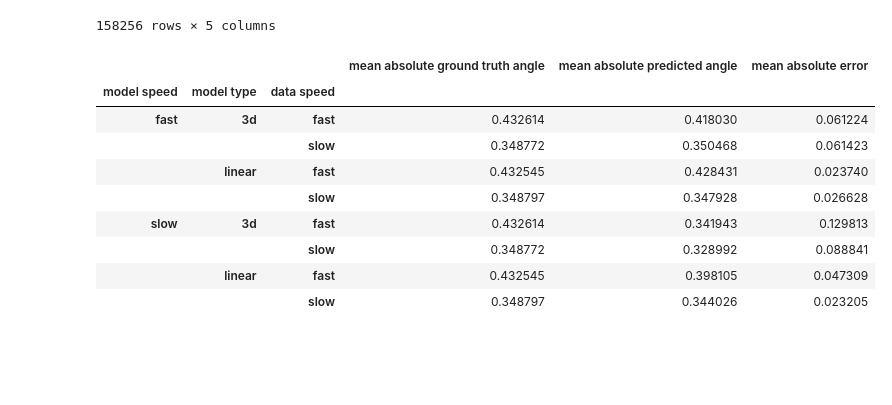
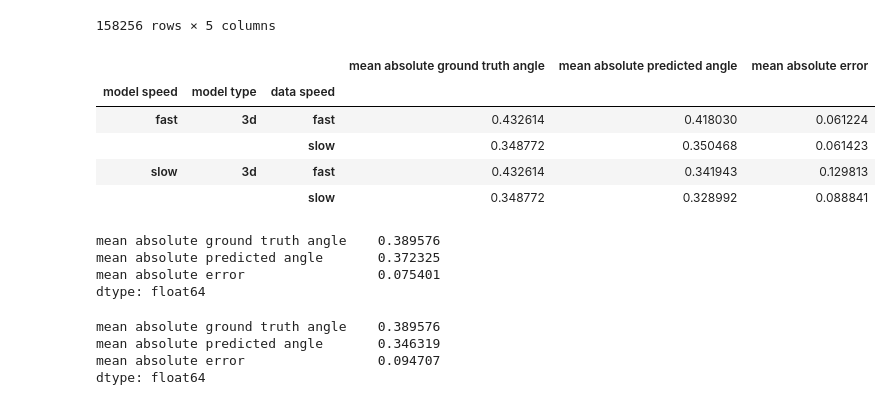
Before and after one commit to kristjanr/dat-sci-master-thesis, a Jupyter notebook: GetMae.ipynb, the cells around one changed output. Cells and saved outputs as stored; diff of their text form; code cells hidden in the pictures; blank space fills up the shorter version.

```diff
--- a/GetMae.ipynb
+++ b/GetMae.ipynb
@@ -63,21 +63,35 @@ df
 | 158254 | slow | linear | slow | 0.115749 | 0.068338 |
 | 158255 | slow | linear | slow | 0.121716 | 0.067460 |
 158256 rows × 5 columns
+# %%
+import pandas as pd
+
+df = pd.read_csv('gt_and_preds.csv.gz', index_col=0)
 # %%
 df['mean absolute ground truth angle'] = abs(df.ground_truth_angle)
 df['mean absolute predicted angle'] = abs(df.predicted_angle)
 df['mean absolute error'] = abs(df.predicted_angle - df.ground_truth_angle)
 df = df.drop(columns=['ground_truth_angle', 'predicted_angle'])
 # %%
-df.groupby(['model speed', 'model type', 'data speed']).mean()
+df[df['model type']=='3d'].groupby(['model speed', 'model type', 'data speed']).mean()
 # %% [output]
 |  |  |  | mean absolute ground truth angle | mean absolute predicted angle | mean absolute error |
 | model speed | model type | data speed |  |  |  |
 | fast | 3d | fast | 0.432614 | 0.418030 | 0.061224 |
 |  |  | slow | 0.348772 | 0.350468 | 0.061423 |
-|  | linear | fast | 0.432545 | 0.428431 | 0.023740 |
-|  |  | slow | 0.348797 | 0.347928 | 0.026628 |
 | slow | 3d | fast | 0.432614 | 0.341943 | 0.129813 |
 |  |  | slow | 0.348772 | 0.328992 | 0.088841 |
-|  | linear | fast | 0.432545 | 0.398105 | 0.047309 |
-|  |  | slow | 0.348797 | 0.344026 | 0.023205 |
+# %%
+df[df['model type']=='3d'][df['model speed'] == df['data speed']].mean()
+# %% [output]
+mean absolute ground truth angle    0.389576
+mean absolute predicted angle       0.372325
+mean absolute error                 0.075401
+dtype: float64
+# %%
+df[df['model type']=='3d'][df['model speed'] != df['data speed']].mean()
+# %% [output]
+mean absolute ground truth angle    0.389576
+mean absolute predicted angle       0.346319
+mean absolute error                 0.094707
+dtype: float64
```
Also changed, not shown: parts of 3 cells of this notebook, 5 other files.
